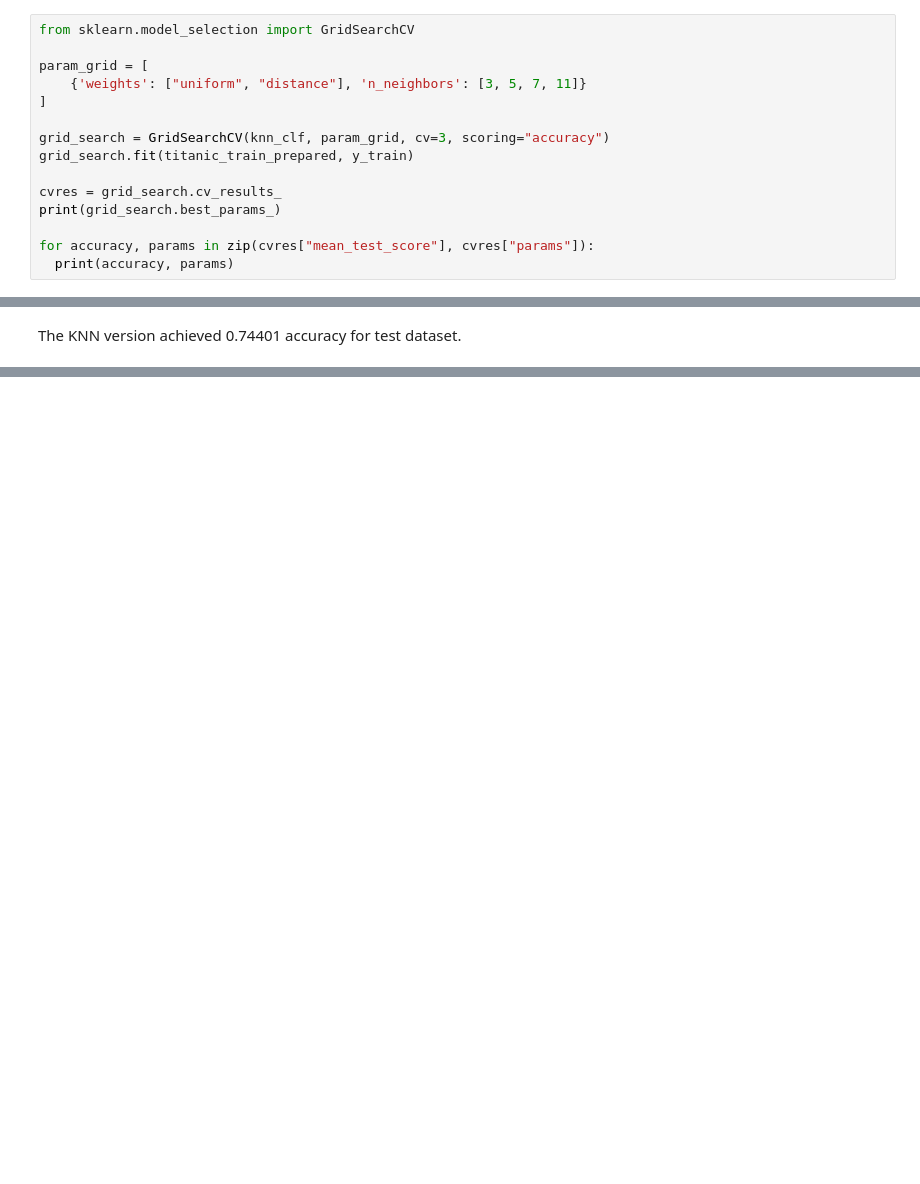
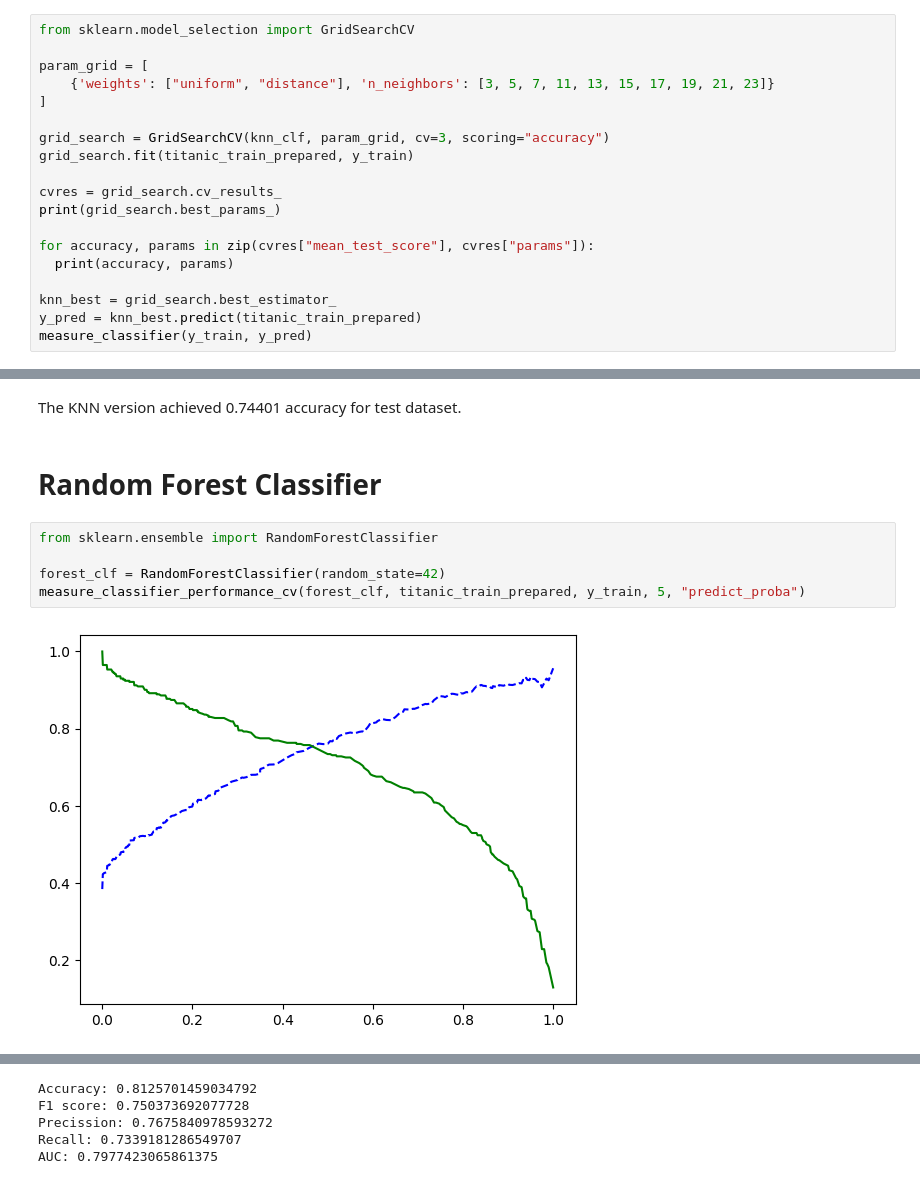
Before and after one commit to RP272/Hands-On-ML, a Jupyter notebook: Classification_Titanic_dataset.ipynb, the cells around one changed output, grey strips where cells are left out. Cells and saved outputs as stored; diff of their text form; blank space fills up the shorter version.

```diff
--- a/Classification_Titanic_dataset.ipynb
+++ b/Classification_Titanic_dataset.ipynb
@@ -134,7 +178,7 @@ print(knn_scores.mean())
 from sklearn.model_selection import GridSearchCV
 
 param_grid = [
-    {'weights': ["uniform", "distance"], 'n_neighbors': [3, 5, 7, 11]}
+    {'weights': ["uniform", "distance"], 'n_neighbors': [3, 5, 7, 11, 13, 15, 17, 19, 21, 23]}
 ]
 
 grid_search = GridSearchCV(knn_clf, param_grid, cv=3, scoring="accuracy")
@@ -145,4 +189,8 @@ print(grid_search.best_params_)
 
 for accuracy, params in zip(cvres["mean_test_score"], cvres["params"]):
   print(accuracy, params)
+
+knn_best = grid_search.best_estimator_
+y_pred = knn_best.predict(titanic_train_prepared)
+measure_classifier(y_train, y_pred)
 # %% [output]
@@ -168,3 +222,12 @@ with open("final.csv", "w+") as file:
     file.write(f"{id_start + idx},{y_pred[idx]}\n")
 # %% [markdown]
 The KNN version achieved 0.74401 accuracy for test dataset.
+# %% [markdown]
+# Random Forest Classifier
+# %%
+from sklearn.ensemble import RandomForestClassifier
+
+forest_clf = RandomForestClassifier(random_state=42)
+measure_classifier_performance_cv(forest_clf, titanic_train_prepared, y_train, 5, "predict_proba")
+# %% [output]
+[figure, added]
@@ -170,0 +236,5 @@ The KNN version achieved 0.74401 accuracy for test dataset.
+Accuracy: 0.8125701459034792
+F1 score: 0.750373692077728
+Precission: 0.7675840978593272
+Recall: 0.7339181286549707
+AUC: 0.7977423065861375
```
Also changed, not shown: parts of 13 cells of this notebook.
